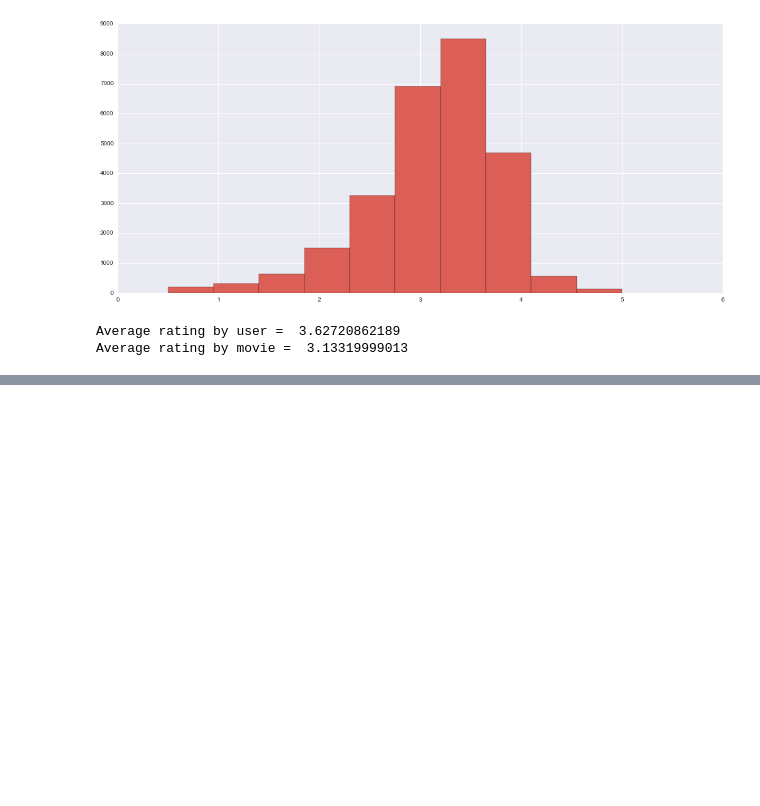
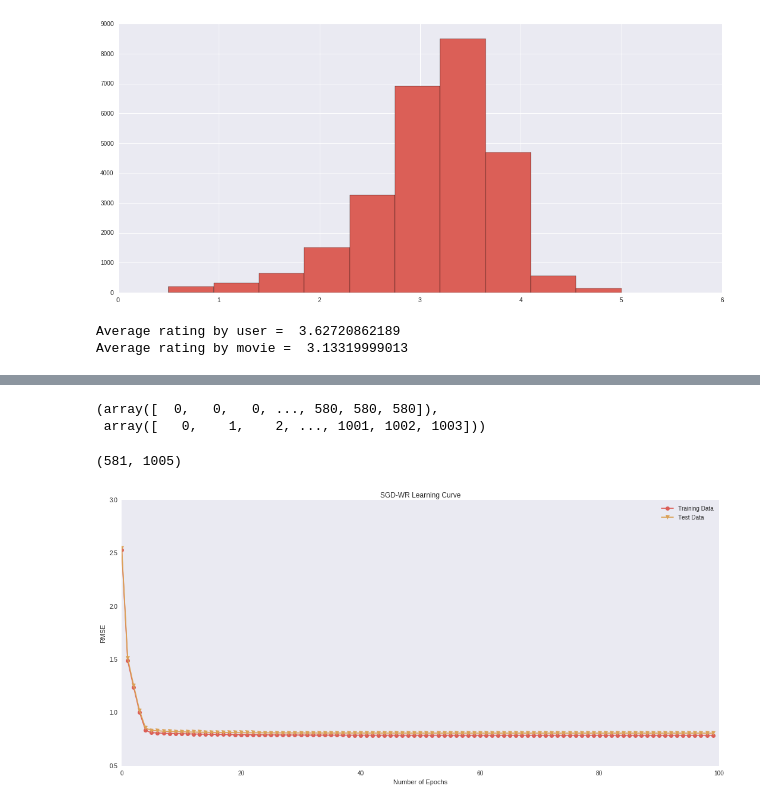
Before and after one commit to ah3200/movielens, a Jupyter notebook: Movies-and-generation.ipynb, the cells around one changed output, grey strips where cells are left out. Saved outputs shown, nothing was run; the diff lists cells and outputs as text; code cells hidden in the pictures; blank space fills up the shorter version.

```diff
--- a/Movies-and-generation.ipynb
+++ b/Movies-and-generation.ipynb
@@ -433,0 +576,52 @@ Average rating by movie =  3.13319999013
+# %%
+# Predict the unknown ratings through the dot product of the latent features for users and items
+def prediction(P,Q):
+    return np.dot(P.T,Q)
+# %%
+lmbda = 0.1 # Regularization weight
+k = 20  # Dimensionality of the latent feature space
+m, n = R.shape  # Number of users and items
+n_epochs = 100  # Number of epochs
+gamma=0.01  # Learning rate
+
+P = 3 * np.random.rand(k,m) # Latent user feature matrix
+Q = 3 * np.random.rand(k,n) # Latent movie feature matrix
+# %%
+# Calculate the RMSE
+def rmse(I,R,Q,P):
+    return np.sqrt(np.sum((I * (R - prediction(P,Q)))**2)/len(R[R > 0]))
+# %%
+R.nonzero()
+# %% [output]
+(array([  0,   0,   0, ..., 580, 580, 580]),
+ array([   0,    1,    2, ..., 1001, 1002, 1003]))
+# %%
+R.shape
+# %% [output]
+(581, 1005)
+# %%
+train_errors = []
+test_errors = []
+
+#Only consider non-zero matrix
+users,items = R.nonzero()
+for epoch in xrange(n_epochs):
+    for u, i in zip(users,items):
+        e = R[u, i] - prediction(P[:,u],Q[:,i])  # Calculate error for gradient
+        P[:,u] += gamma * ( e * Q[:,i] - lmbda * P[:,u]) # Update latent user feature matrix
+        Q[:,i] += gamma * ( e * P[:,u] - lmbda * Q[:,i])  # Update latent movie feature matrix
+    train_rmse = rmse(I,R,Q,P) # Calculate root mean squared error from train dataset
+    test_rmse = rmse(I2,T,Q,P) # Calculate root mean squared error from test dataset
+    train_errors.append(train_rmse)
+    test_errors.append(test_rmse)
+# %%
+plt.plot(range(n_epochs), train_errors, marker='o', label='Training Data');
+plt.plot(range(n_epochs), test_errors, marker='v', label='Test Data');
+plt.title('SGD-WR Learning Curve')
+plt.xlabel('Number of Epochs');
+plt.ylabel('RMSE');
+plt.legend()
+plt.grid()
+plt.show()
+# %% [output]
+[figure, added]
```
Also changed, not shown: parts of 31 cells of this notebook.
